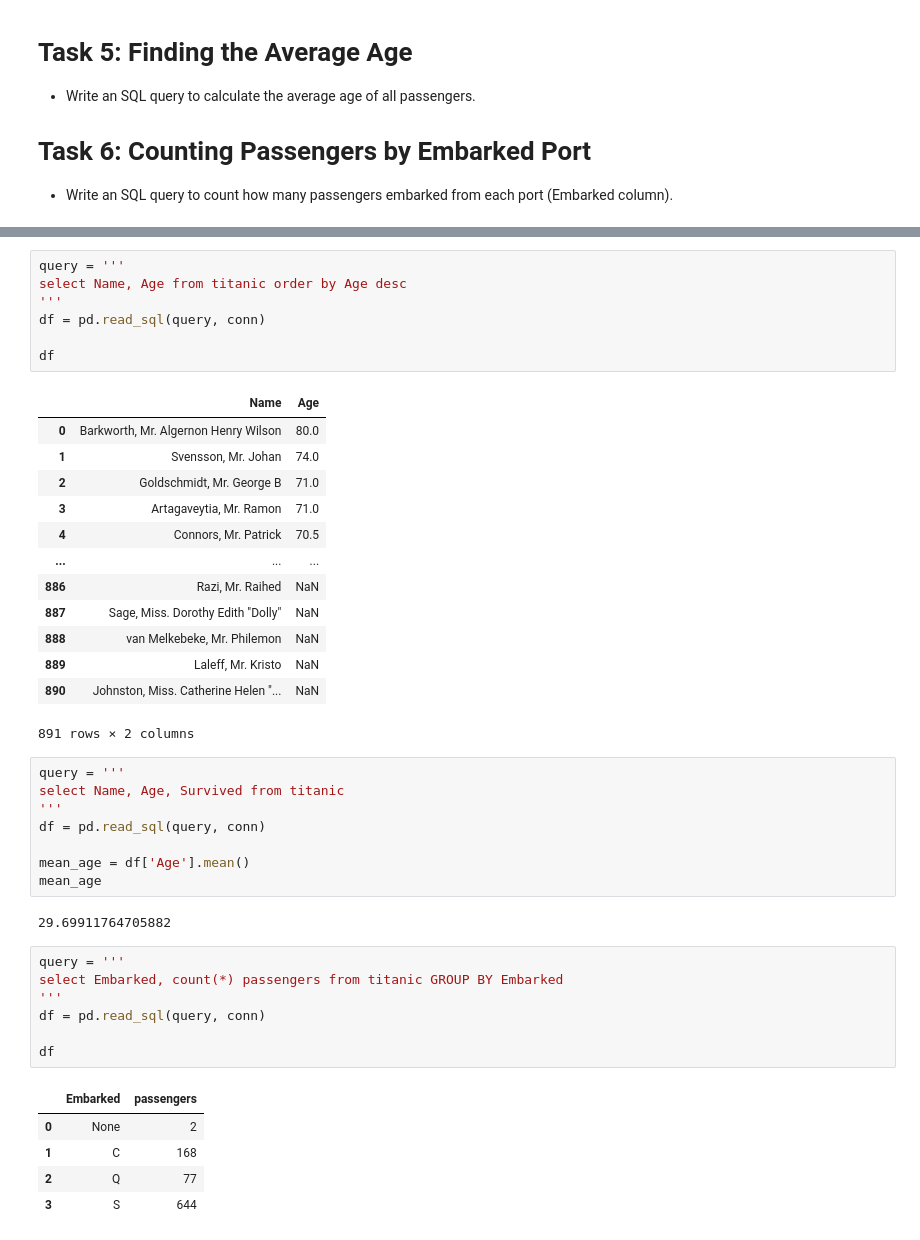
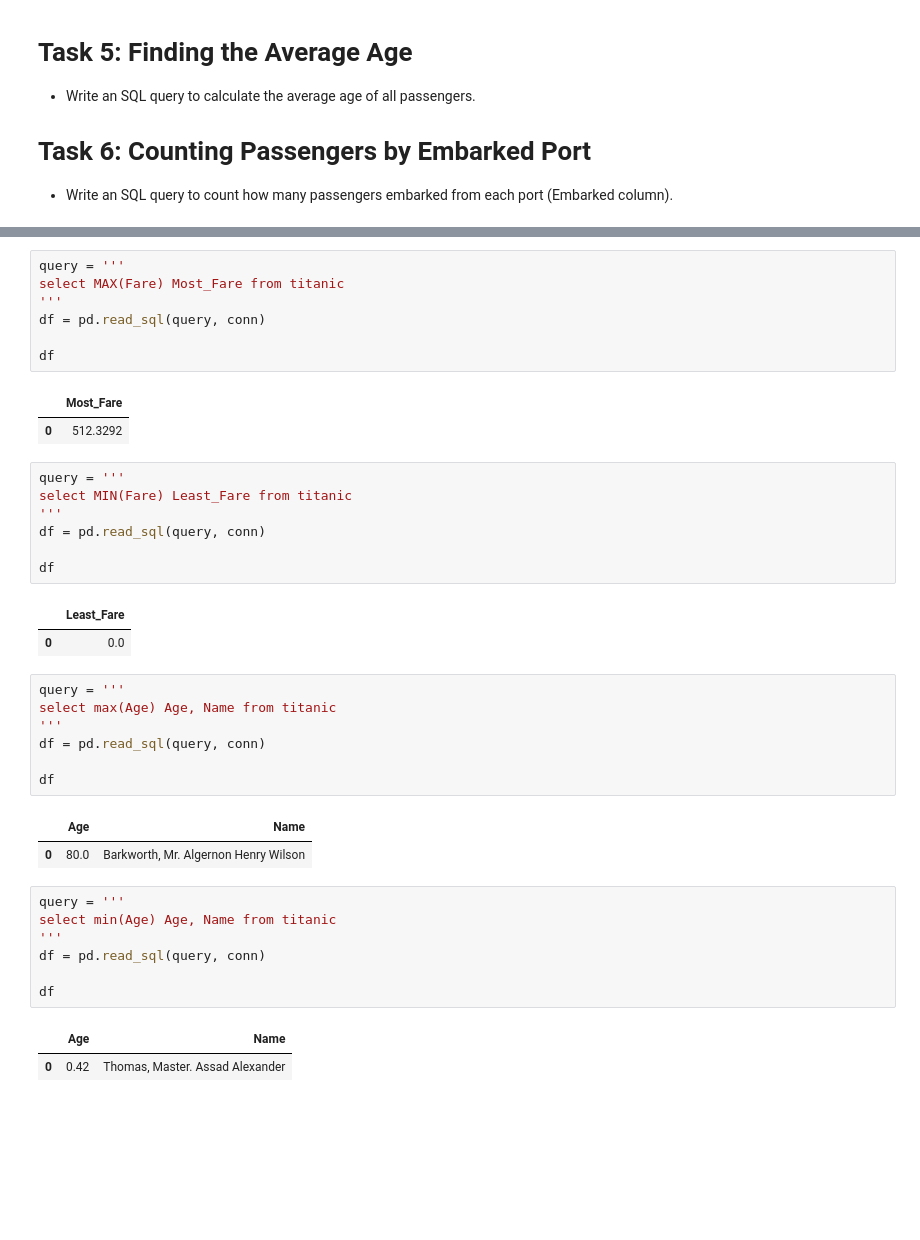
Before and after one commit to byambaa1982/python_cources_for_beginers, a Jupyter notebook: titanic_data_analysis/basic_sql.ipynb, the cells around one changed output, grey strips where cells are left out. Drawn from its saved outputs; the diff is of its cells as text; blank space fills up the shorter version.

```diff
--- a/titanic_data_analysis/basic_sql.ipynb
+++ b/titanic_data_analysis/basic_sql.ipynb
@@ -160,44 +209,40 @@ df
+# %%
+query = '''
+select MAX(Fare) Most_Fare from titanic
+'''
+df = pd.read_sql(query, conn)
+
+df
+# %% [output]
+|  | Most_Fare |
+| 0 | 512.3292 |
+# %%
+query = '''
+select MIN(Fare) Least_Fare from titanic
+'''
+df = pd.read_sql(query, conn)
+
+df
+# %% [output]
+|  | Least_Fare |
+| 0 | 0.0 |
 # %%
 query = '''
-select Name, Age from titanic order by Age desc
+select max(Age) Age, Name from titanic
 '''
 df = pd.read_sql(query, conn)
 
 df
 # %% [output]
-|  | Name | Age |
-| 0 | Barkworth, Mr. Algernon Henry Wilson | 80.0 |
-| 1 | Svensson, Mr. Johan | 74.0 |
-| 2 | Goldschmidt, Mr. George B | 71.0 |
-| 3 | Artagaveytia, Mr. Ramon | 71.0 |
-| 4 | Connors, Mr. Patrick | 70.5 |
-| ... | ... | ... |
-| 886 | Razi, Mr. Raihed | NaN |
-| 887 | Sage, Miss. Dorothy Edith "Dolly" | NaN |
-| 888 | van Melkebeke, Mr. Philemon | NaN |
-| 889 | Laleff, Mr. Kristo | NaN |
-| 890 | Johnston, Miss. Catherine Helen "... | NaN |
+|  | Age | Name |
+| 0 | 80.0 | Barkworth, Mr. Algernon Henry Wilson |
-891 rows × 2 columns
 # %%
 query = '''
-select Name, Age, Survived from titanic
+select min(Age) Age, Name from titanic
 '''
 df = pd.read_sql(query, conn)
 
-mean_age = df['Age'].mean()
-mean_age
+df
 # %% [output]
-29.69911764705882
+|  | Age | Name |
+| 0 | 0.42 | Thomas, Master. Assad Alexander |
-# %%
-query = '''
-select Embarked, count(*) passengers from titanic GROUP BY Embarked
-'''
-df = pd.read_sql(query, conn)
-
-df
-# %% [output]
-|  | Embarked | passengers |
-| 0 | None | 2 |
-| 1 | C | 168 |
-| 2 | Q | 77 |
-| 3 | S | 644 |
```
Also changed, not shown: parts of 16 cells of this notebook.
